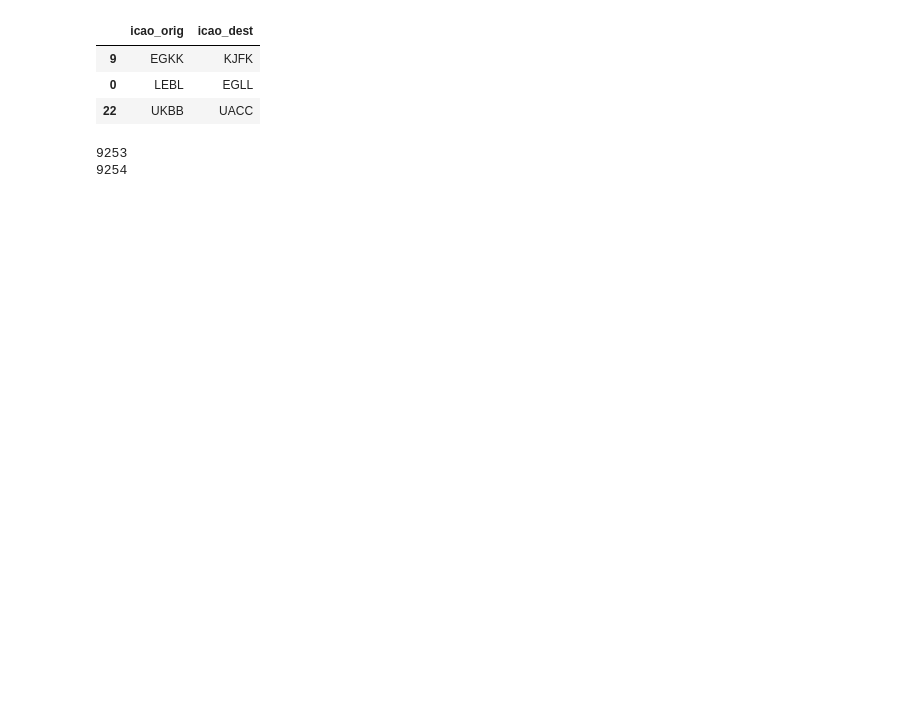
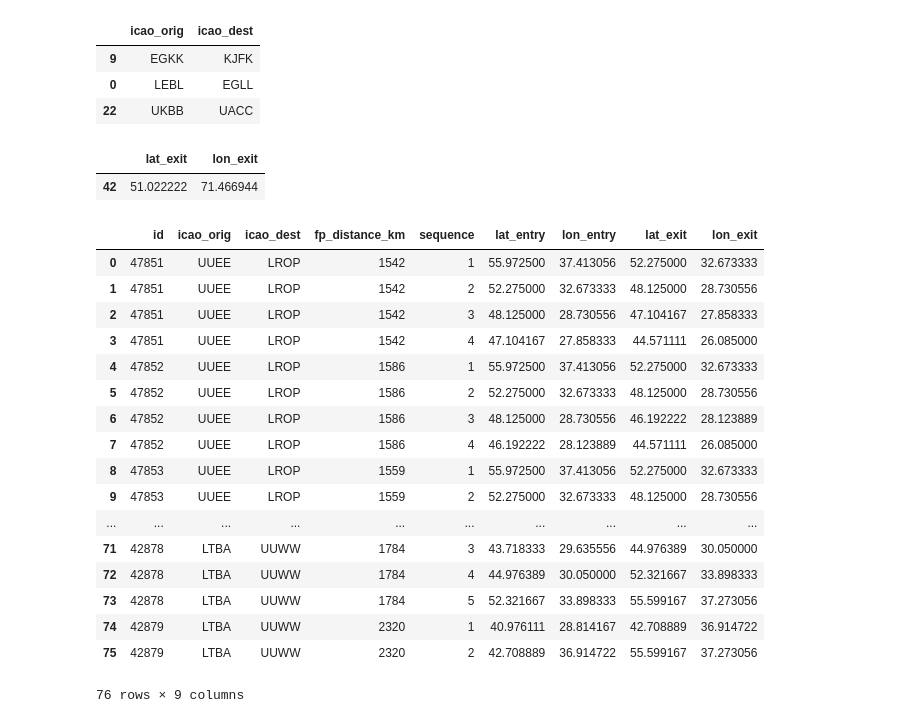
Before and after one commit to GGurtner/domino-validation, a Jupyter notebook: routes_plots.ipynb, the cells around one changed output. Cells and saved outputs as stored; diff of their text form; code cells hidden in the pictures; blank space fills up the shorter version.

```diff
--- a/routes_plots.ipynb
+++ b/routes_plots.ipynb
@@ -60,9 +60,35 @@ plt.show()
 # %% [markdown]
  ## MAPS O-D PAIR AND DEMAND BETWEEN ROUTES
 # %%
-od = [('UKBB','UACC'),('LEBL','EGLL')]
-#od = [('LEBL','EGLL')]
-od = [('UKBB','UACC')]
+import cartopy.crs as ccrs
+
+# get country borders
+resolution = '50m'
+category = 'cultural'
+name = 'admin_0_countries'
+
+shpfilename = shapereader.natural_earth(resolution, category, name)
+
+# read the shapefile using geopandas
+dfb = geopandas.read_file(shpfilename)
+
+# read the german borders
+poly = dfb.loc[(dfb['CONTINENT'] == 'Europe') |
+              ((dfb['CONTINENT']=="Africa") &
+               (dfb['SUBREGION']=="Northern Africa") |
+              ((dfb['CONTINENT']=="Asia") &
+               (dfb['SUBREGION']=="Western Asia")))]['geometry']#.values[0]
+
+
+od = [('UKBB','UACC'),('UUEE','LROP'),('LTBA','UUWW'),
+    ('LROP','UUEE'),('LTBA','OJAI'),
+    ('EIDW','EGJJ'), ('PAFA','EDDF'), ('LSGG','LIRF'), ('LFPG','EDDF'),
+    ('EHEH','EDDT'), ('LIME','LQMO'), ('LIPZ','LSGG'), ('LEAM','LEMD'), ('LEAM','GEML'),
+    ('LGAV','LGTS'), ('GCFV','GCLA'), ('EFTP','EFHK'), ('ENVA','ENBR'), ('EDDF','LKPR'),
+    ('LSGG','EGLL'), ('LEGR','GEML'), ('LEMD','LELC'), ('EDDT','UMKK'), ('LFPG','LFBO'),
+    ('ESUP','EETN'), ('UKBB','UKHH')
+     ]
+
 lod = ["r.icao_orig=\""+t[0]+"\" and r.icao_dest=\""+t[1]+"\"" for t in od]
 airports = ""
 for l in lod:
@@ -150,9 +199,29 @@ df[['icao_orig','icao_dest']].drop_duplicates()
 | 9 | EGKK | KJFK |
 | 0 | LEBL | EGLL |
 | 22 | UKBB | UACC |
-# %%
-for i in unique_id:
-    print(i)
-# %% [output]
-9253
-9254
+# %%
+df_orig[(df_orig['sequence']==max(df_orig['sequence']))][['lat_exit','lon_exit']].drop_duplicates()
+# %% [output]
+|  | lat_exit | lon_exit |
+| 42 | 51.022222 | 71.466944 |
+# %%
+df_orig
+# %% [output]
+|  | id | icao_orig | icao_dest | fp_distance_km | sequence | lat_entry | lon_entry | lat_exit | lon_exit |
+| 0 | 47851 | UUEE | LROP | 1542 | 1 | 55.972500 | 37.413056 | 52.275000 | 32.673333 |
+| 1 | 47851 | UUEE | LROP | 1542 | 2 | 52.275000 | 32.673333 | 48.125000 | 28.730556 |
+| 2 | 47851 | UUEE | LROP | 1542 | 3 | 48.125000 | 28.730556 | 47.104167 | 27.858333 |
+| 3 | 47851 | UUEE | LROP | 1542 | 4 | 47.104167 | 27.858333 | 44.571111 | 26.085000 |
+| 4 | 47852 | UUEE | LROP | 1586 | 1 | 55.972500 | 37.413056 | 52.275000 | 32.673333 |
+| 5 | 47852 | UUEE | LROP | 1586 | 2 | 52.275000 | 32.673333 | 48.125000 | 28.730556 |
+| 6 | 47852 | UUEE | LROP | 1586 | 3 | 48.125000 | 28.730556 | 46.192222 | 28.123889 |
+| 7 | 47852 | UUEE | LROP | 1586 | 4 | 46.192222 | 28.123889 | 44.571111 | 26.085000 |
+| 8 | 47853 | UUEE | LROP | 1559 | 1 | 55.972500 | 37.413056 | 52.275000 | 32.673333 |
+| 9 | 47853 | UUEE | LROP | 1559 | 2 | 52.275000 | 32.673333 | 48.125000 | 28.730556 |
+| ... | ... | ... | ... | ... | ... | ... | ... | ... | ... |
+| 71 | 42878 | LTBA | UUWW | 1784 | 3 | 43.718333 | 29.635556 | 44.976389 | 30.050000 |
+| 72 | 42878 | LTBA | UUWW | 1784 | 4 | 44.976389 | 30.050000 | 52.321667 | 33.898333 |
+| 73 | 42878 | LTBA | UUWW | 1784 | 5 | 52.321667 | 33.898333 | 55.599167 | 37.273056 |
+| 74 | 42879 | LTBA | UUWW | 2320 | 1 | 40.976111 | 28.814167 | 42.708889 | 36.914722 |
+| 75 | 42879 | LTBA | UUWW | 2320 | 2 | 42.708889 | 36.914722 | 55.599167 | 37.273056 |
+76 rows × 9 columns
```
Also changed, not shown: parts of 1 cell of this notebook.
